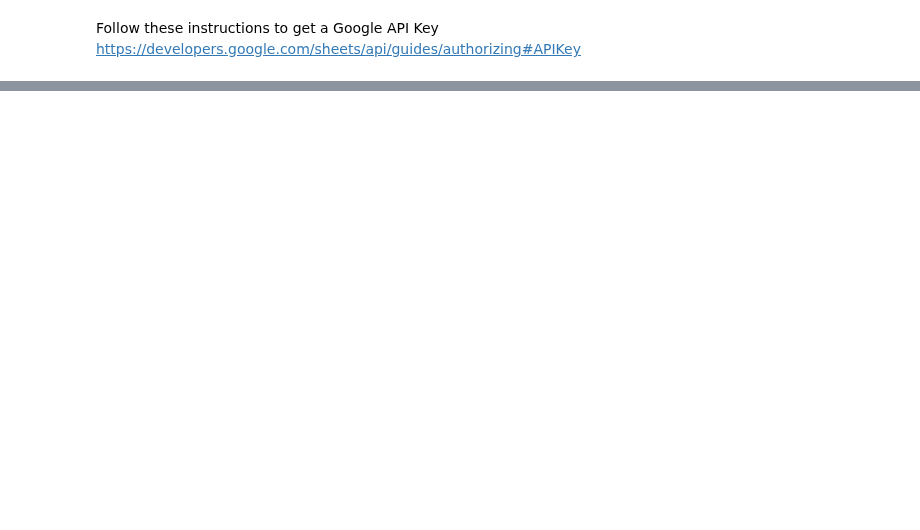
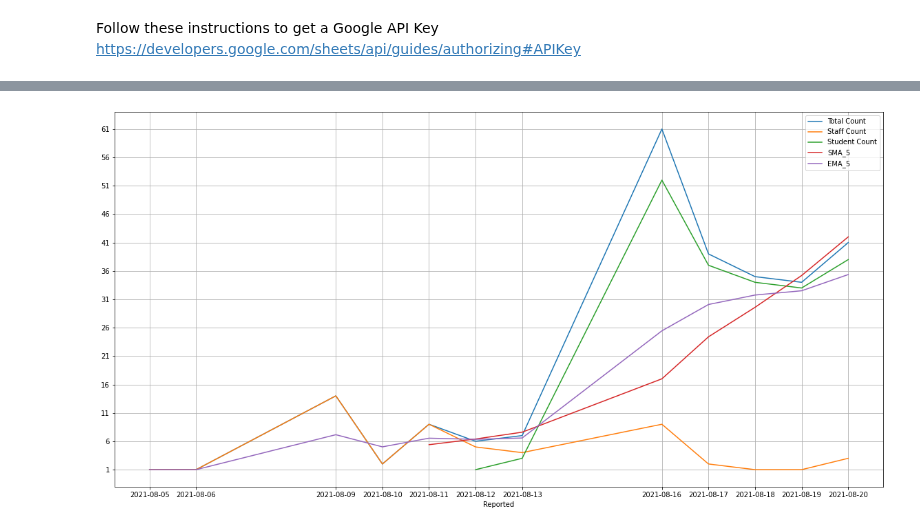
Before and after one commit to minoad/lisdcovidanalysis, a Jupyter notebook: notebooks/lisdCovid19Dashboard.ipynb, the cells around one changed output, grey strips where cells are left out. Saved outputs shown, nothing was run; the diff lists cells and outputs as text; code cells hidden in the pictures; blank space fills up the shorter version.

```diff
--- a/notebooks/lisdCovid19Dashboard.ipynb
+++ b/notebooks/lisdCovid19Dashboard.ipynb
@@ -52,0 +87,5 @@ df.head()
+# %%
+student_df = df[df['Type'] == 'Student'].copy()
+student_count = student_df.groupby('Reported').size().values
+student_df = student_df.drop_duplicates(subset='Reported').assign(Student_Count=student_count)
+student_df
@@ -52,0 +126,15 @@ df.head()
+# %%
+merged_df = pd.merge(left=df, right=staff_df[['Reported', 'Staff_Count']], how='left', left_on='Reported',
+                     right_on='Reported')
+merged_df = pd.merge(left=merged_df, right=student_df[['Reported', 'Student_Count']], how='left', left_on='Reported',
+                     right_on='Reported')
+
+merged_df['SMA_5'] = merged_df[['Reported', 'Count']].rolling(window=5).mean()
+merged_df['EMA_5'] = merged_df[['Reported', 'Count']].ewm(span=5).mean()
+
+plot = merged_df.set_index('Reported').plot(kind='line', grid=True, figsize=(20, 10), xticks=ndf['Reported'],
+                                            yticks=np.arange(min(merged_df['Count']), max(merged_df['Count']) + 1, 5.0))
+plt.legend(['Total Count', 'Staff Count', 'Student Count', 'SMA_5', 'EMA_5'])
+fig = plot.get_figure()
+# %% [output]
+[figure, added]
```
Also changed, not shown: parts of 12 cells of this notebook, 1 other file.
